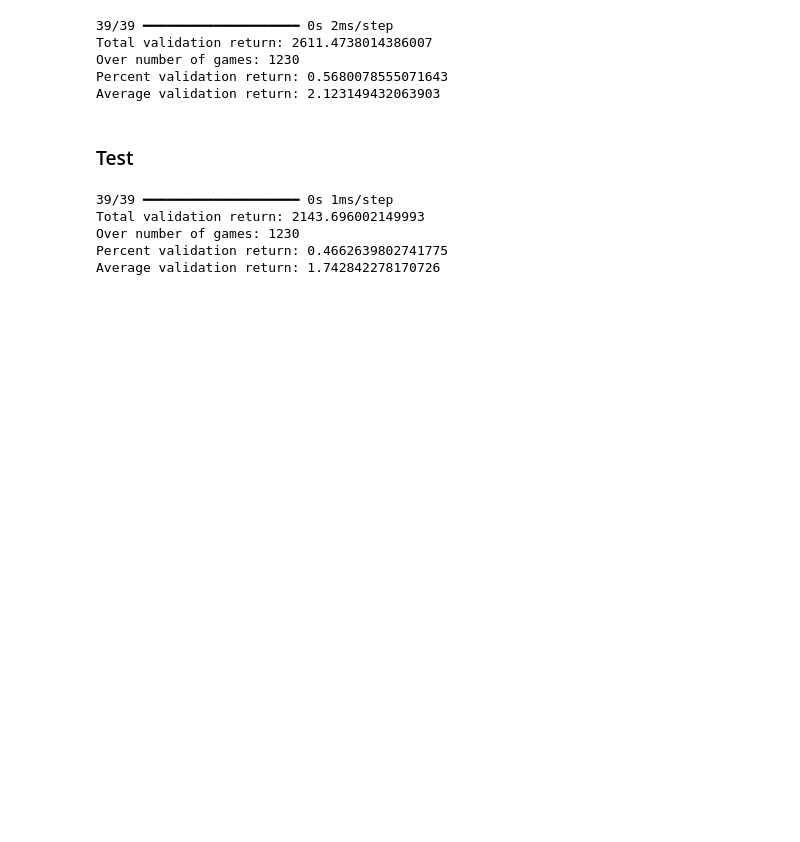
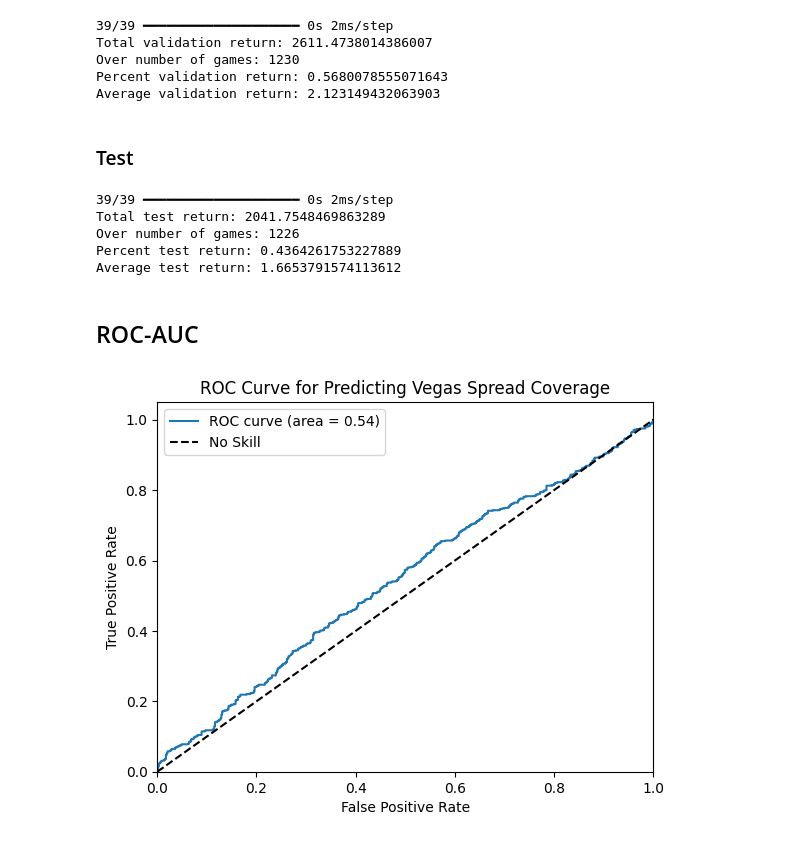
Before and after one commit to dliang5299/MIDS-207-Final-Project, a Jupyter notebook: 03_Evaluate_Final_Model.ipynb, the cells around one changed output. Cells and saved outputs as stored; diff of their text form; code cells hidden in the pictures; blank space fills up the shorter version.

```diff
--- a/03_Evaluate_Final_Model.ipynb
+++ b/03_Evaluate_Final_Model.ipynb
@@ -174,7 +175,7 @@ Average validation return: 2.123149432063903
 # %%
 # Column bind probabilities and odds
 y_pred_test = best_model.predict(X_test)
-returns_test_df = pd.concat([odds_val, pd.DataFrame(y_pred_val, columns = ['prob']), pd.DataFrame(y_test_class, columns = ['covered_spread'])], axis = 1)
+returns_test_df = pd.concat([odds_test, pd.DataFrame(y_pred_test, columns = ['prob']), pd.DataFrame(y_test_class, columns = ['covered_spread'])], axis = 1)
 returns_test_df['covered_spread_bet'] = returns_test_df.apply(lambda row: 1 if row['prob'] > 0.5 else 0, axis=1)
 
 # Calculate adjusted win prob. based on bet
@@ -184,13 +185,33 @@ returns_test_df.loc[returns_test_df['kelly_wager'] < 0, 'kelly_wager'] = 0
 returns_test_df['return'] = returns_test_df.apply(lambda row: -row['kelly_wager'] if row['covered_spread_bet'] != row['covered_spread'] else row['kelly_wager'] * (1 + row['spread_odds']), axis=1)
 
 # Calculate returns
-print("Total validation return:", returns_test_df['return'].sum())
+print("Total test return:", returns_test_df['return'].sum())
 print("Over number of games:", returns_test_df.shape[0])
-print("Percent validation return:", returns_test_df['return'].sum() / returns_test_df['kelly_wager'].sum())
-print("Average validation return:", returns_test_df['return'].sum()/returns_test_df.shape[0])
+print("Percent test return:", returns_test_df['return'].sum() / returns_test_df['kelly_wager'].sum())
+print("Average test return:", returns_test_df['return'].sum()/returns_test_df.shape[0])
 # %% [output]
-39/39 ━━━━━━━━━━━━━━━━━━━━ 0s 1ms/step
-Total validation return: 2143.696002149993
-Over number of games: 1230
-Percent validation return: 0.4662639802741775
-Average validation return: 1.742842278170726
+39/39 ━━━━━━━━━━━━━━━━━━━━ 0s 2ms/step
+Total test return: 2041.7548469863289
+Over number of games: 1226
+Percent test return: 0.4364261753227889
+Average test return: 1.6653791574113612
+# %% [markdown]
+## ROC-AUC
+# %%
+# Calculate ROC curve
+fpr, tpr, thresholds = roc_curve(y_val_class, y_pred_val)
+roc_auc = auc(fpr, tpr)
+
+# Plot the ROC curve
+plt.figure()
+plt.plot(fpr, tpr, label='ROC curve (area = %0.2f)' % roc_auc)
+plt.plot([0, 1], [0, 1], 'k--', label='No Skill')
+plt.xlim([0.0, 1.0])
+plt.ylim([0.0, 1.05])
+plt.xlabel('False Positive Rate')
+plt.ylabel('True Positive Rate')
+plt.title('ROC Curve for Predicting Vegas Spread Coverage')
+plt.legend()
+plt.show()
+# %% [output]
+[figure, added]
```
Also changed, not shown: parts of 4 cells of this notebook.
